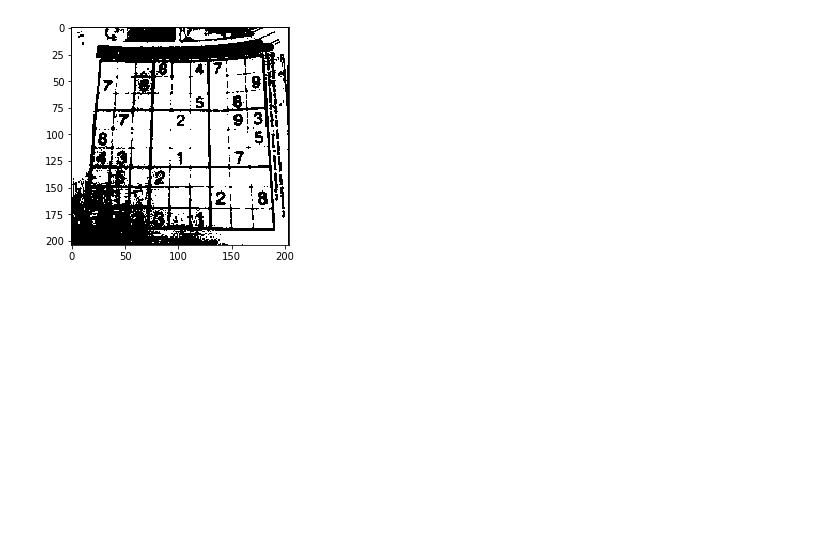
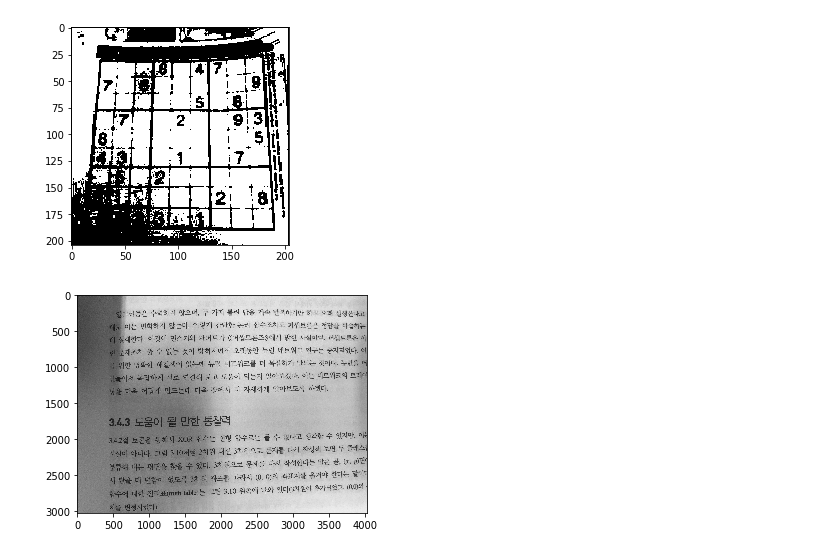
Before and after one commit to DaeHwanGi/MSP-lab, a Jupyter notebook: Least Square.ipynb, the cells around one changed output. Drawn from its saved outputs; the diff is of its cells as text; code cells hidden in the pictures; blank space fills up the shorter version.

```diff
--- a/Least Square.ipynb
+++ b/Least Square.ipynb
@@ -96,3 +80,8 @@ plt.imshow(LS_img, 'gray')
 # %% [output]
 <matplotlib.image.AxesImage at 0x...>
 [figure]
+# %%
+img= cv2.imread('test.jpg', cv2.IMREAD_GRAYSCALE)
+imgplot = plt.imshow(img, 'gray')
+# %% [output]
+[figure, added]
```
Also changed, not shown: parts of 11 cells of this notebook.
